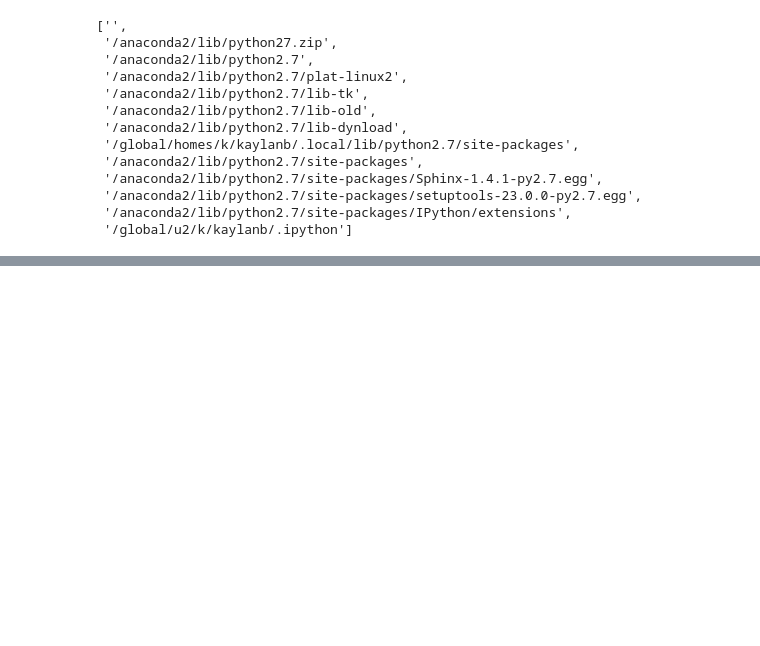
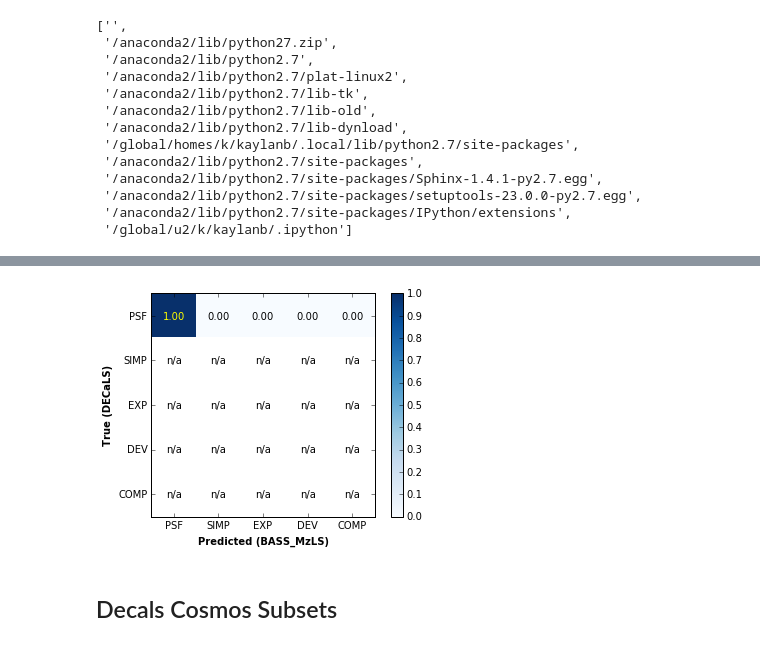
Before and after one commit to gaztanaga/legacypipe, a Jupyter notebook: py/legacyanalysis/validation/README.ipynb, the cells around one changed output, grey strips where cells are left out. Cells and saved outputs as stored; diff of their text form; code cells hidden in the pictures; blank space fills up the shorter version.

```diff
--- a/py/legacyanalysis/validation/README.ipynb
+++ b/py/legacyanalysis/validation/README.ipynb
@@ -86,0 +114,8 @@ import pickle
+# %%
+d.apply_cut(['clean','psf'])
+plots.confusion_matrix(d.ref.data['tractor'],d.test.data['tractor'],\
+                       ref_name='DECaLS',test_name='BASS_MzLS',show=True)
+# %% [output]
+[figure, added]
+# %% [markdown]
+## Decals Cosmos Subsets
```
Also changed, not shown: parts of 10 cells of this notebook.
